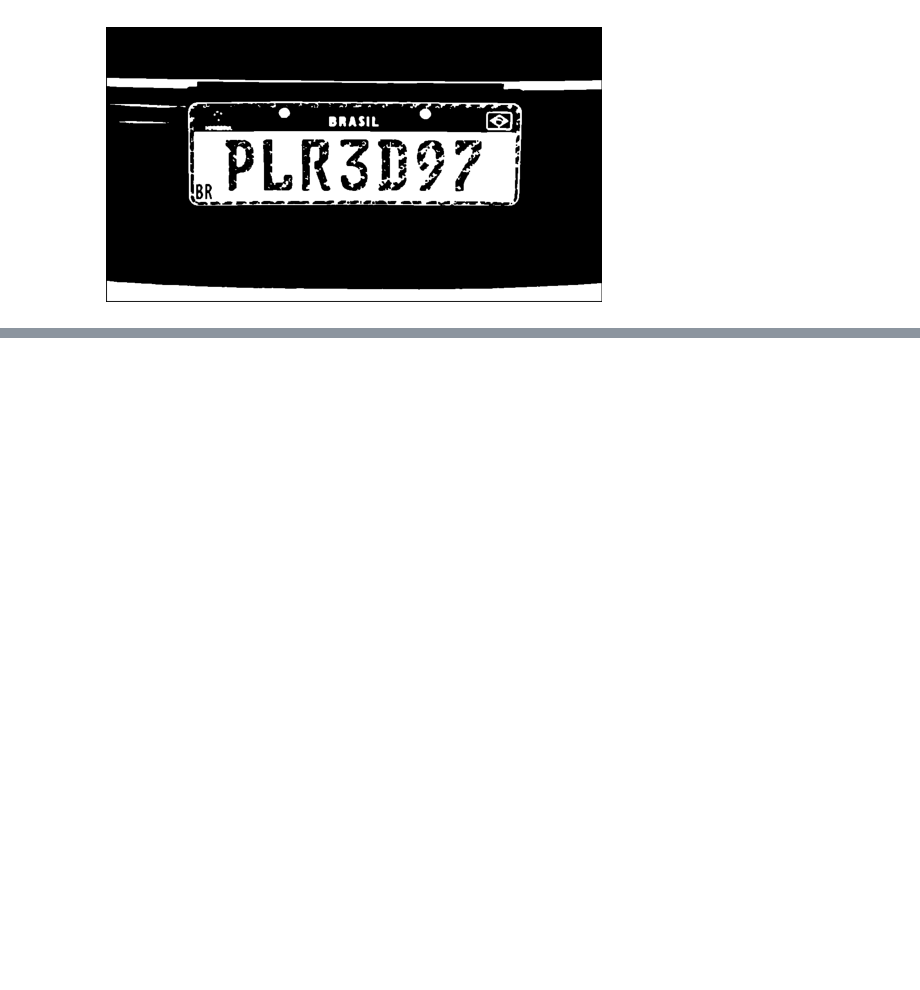
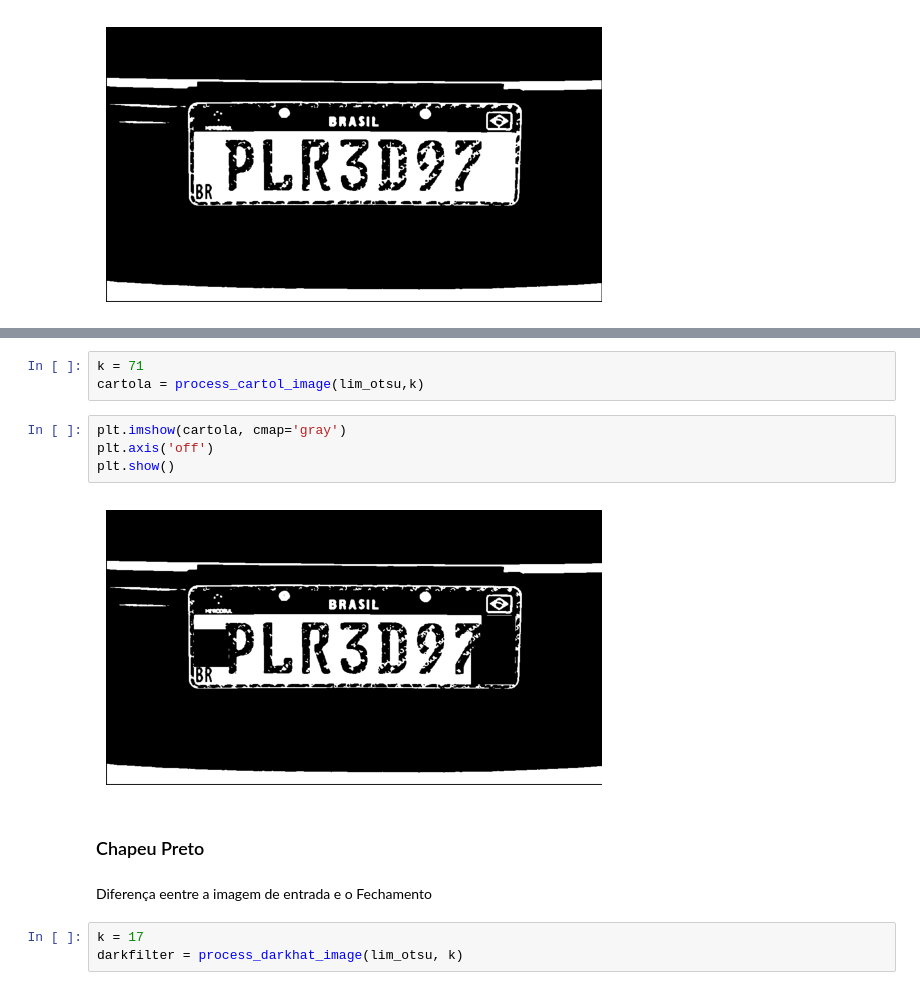
Before and after one commit to EdCarlos-dev/tratamentodeimagens, a Jupyter notebook: app/filtros_imagem.ipynb, the cells around one changed output, grey strips where cells are left out. Drawn from its saved outputs; the diff is of its cells as text; blank space fills up the shorter version.

```diff
--- a/app/filtros_imagem.ipynb
+++ b/app/filtros_imagem.ipynb
@@ -434,0 +456,16 @@ def process_morf_gradient():
+# %%
+k = 71
+cartola = process_cartol_image(lim_otsu,k)
+# %%
+plt.imshow(cartola, cmap='gray')
+plt.axis('off')
+plt.show()
+# %% [output]
+[figure, added]
+# %% [markdown]
+### Chapeu Preto
+# %% [markdown]
+Diferença eentre a imagem de entrada e o Fechamento
+# %%
+k = 17
+darkfilter = process_darkhat_image(lim_otsu, k)
```
Also changed, not shown: parts of 29 cells of this notebook, 1 other file.
